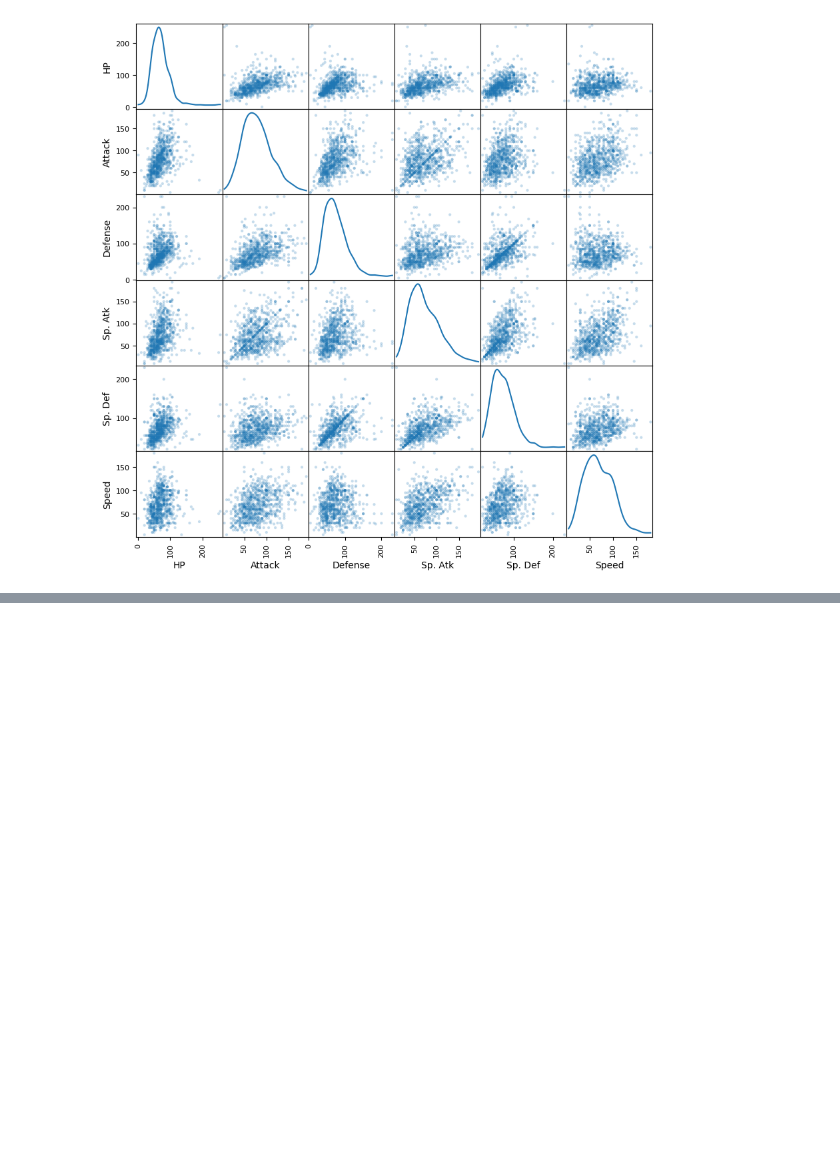
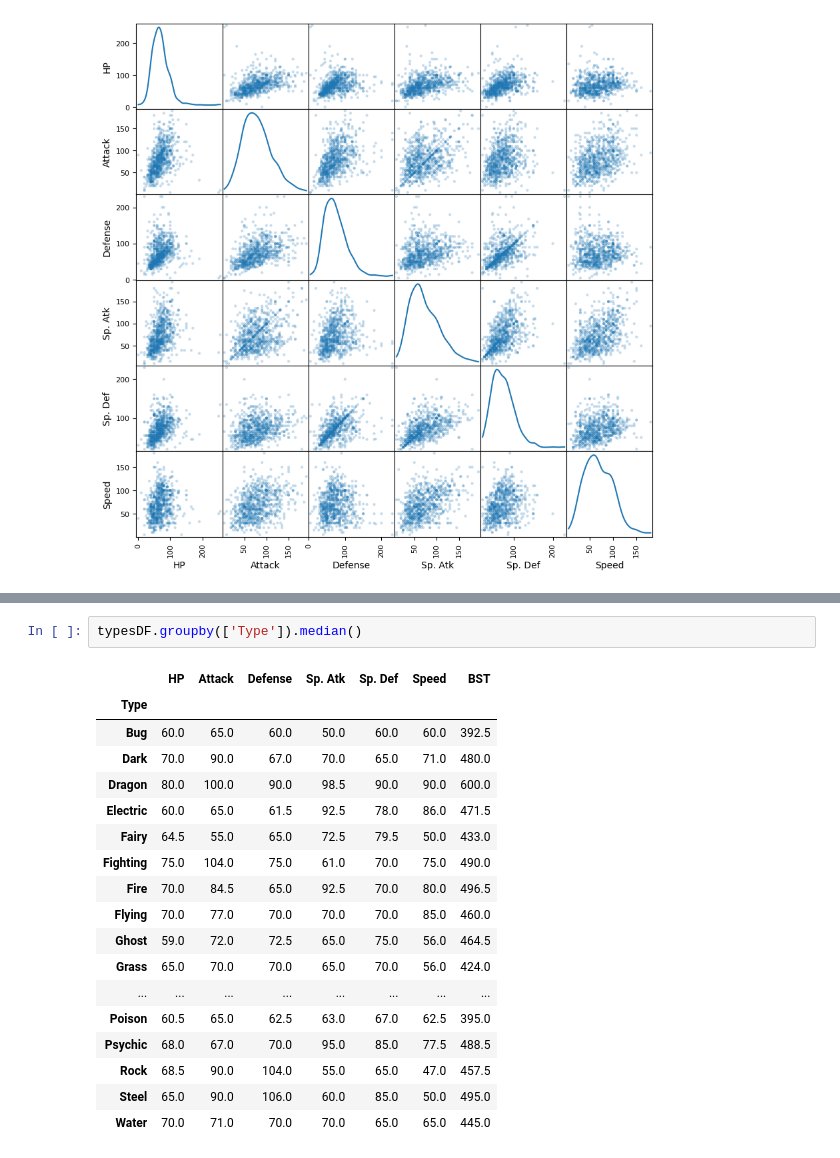
Before and after one commit to alexradecki/pokedex, a Jupyter notebook: Pokedex.ipynb, the cells around one changed output, grey strips where cells are left out. Saved outputs shown, nothing was run; the diff lists cells and outputs as text; blank space fills up the shorter version.

```diff
--- a/Pokedex.ipynb
+++ b/Pokedex.ipynb
@@ -137,0 +196,21 @@ array([[<Axes: xlabel='HP', ylabel='HP'>,
+# %%
+typesDF.groupby(['Type']).median()
+# %% [output]
+|  | HP | Attack | Defense | Sp. Atk | Sp. Def | Speed | BST |
+| Type |  |  |  |  |  |  |  |
+| Bug | 60.0 | 65.0 | 60.0 | 50.0 | 60.0 | 60.0 | 392.5 |
+| Dark | 70.0 | 90.0 | 67.0 | 70.0 | 65.0 | 71.0 | 480.0 |
+| Dragon | 80.0 | 100.0 | 90.0 | 98.5 | 90.0 | 90.0 | 600.0 |
+| Electric | 60.0 | 65.0 | 61.5 | 92.5 | 78.0 | 86.0 | 471.5 |
+| Fairy | 64.5 | 55.0 | 65.0 | 72.5 | 79.5 | 50.0 | 433.0 |
+| Fighting | 75.0 | 104.0 | 75.0 | 61.0 | 70.0 | 75.0 | 490.0 |
+| Fire | 70.0 | 84.5 | 65.0 | 92.5 | 70.0 | 80.0 | 496.5 |
+| Flying | 70.0 | 77.0 | 70.0 | 70.0 | 70.0 | 85.0 | 460.0 |
+| Ghost | 59.0 | 72.0 | 72.5 | 65.0 | 75.0 | 56.0 | 464.5 |
+| Grass | 65.0 | 70.0 | 70.0 | 65.0 | 70.0 | 56.0 | 424.0 |
+| ... | ... | ... | ... | ... | ... | ... | ... |
+| Poison | 60.5 | 65.0 | 62.5 | 63.0 | 67.0 | 62.5 | 395.0 |
+| Psychic | 68.0 | 67.0 | 70.0 | 95.0 | 85.0 | 77.5 | 488.5 |
+| Rock | 68.5 | 90.0 | 104.0 | 55.0 | 65.0 | 47.0 | 457.5 |
+| Steel | 65.0 | 90.0 | 106.0 | 60.0 | 85.0 | 50.0 | 495.0 |
+| Water | 70.0 | 71.0 | 70.0 | 70.0 | 65.0 | 65.0 | 445.0 |
```
Also changed, not shown: parts of 9 cells of this notebook.
